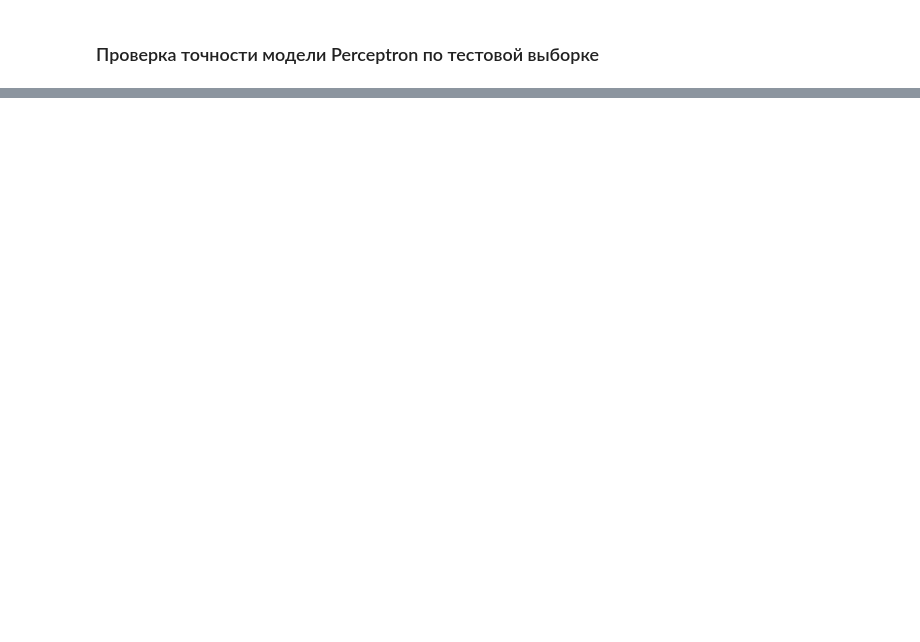
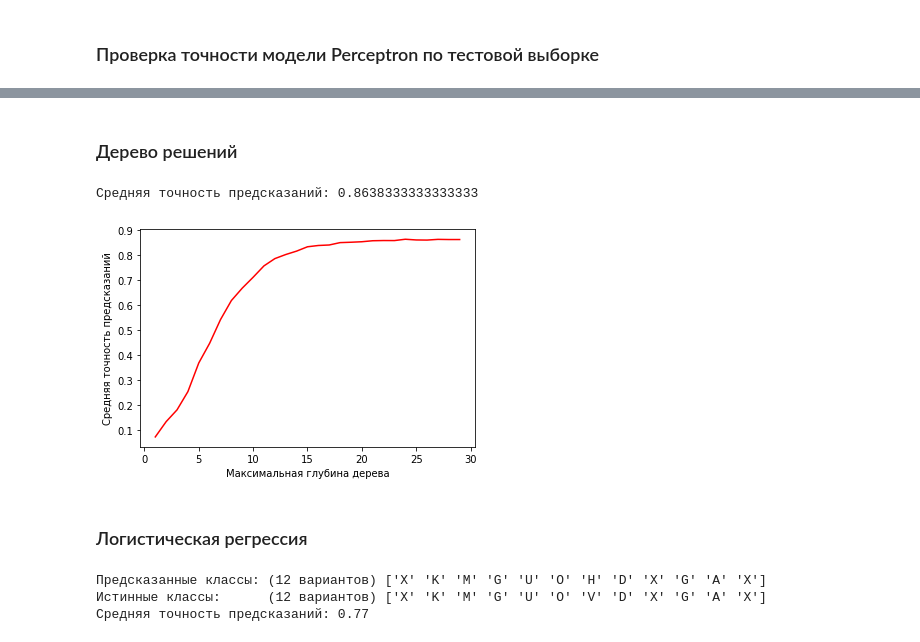
Before and after one commit to AlexyNat/ml, a Jupyter notebook: lab4.ipynb, the cells around one changed output, grey strips where cells are left out. Saved outputs shown, nothing was run; the diff lists cells and outputs as text; code cells hidden in the pictures; blank space fills up the shorter version.

```diff
--- a/lab4.ipynb
+++ b/lab4.ipynb
@@ -142,0 +141,46 @@ print(f'Средняя точность предсказаний: {clf_perc.scor
+# %% [markdown]
+<h3>Дерево решений</h3>
+# %%
+from sklearn.tree import DecisionTreeClassifier
+
+depth=list(range(1, 30))
+beg = 3
+end = 15
+
+score = []
+
+for d in depth:
+  clf_tree = DecisionTreeClassifier(max_depth=d, random_state=4)
+  clf_tree.fit(X_train_scaled, y_train)
+  pred_vals = clf_tree.predict(X_holdout_scaled[beg:end, :])
+  score.append(clf_tree.score(X_holdout_scaled, y_holdout))
+
+print(f'Средняя точность предсказаний: {score[-1]}')
+plt.xlabel("Максимальная глубина дерева")
+plt.ylabel("Средняя точность предсказаний")
+plt.plot(depth, score, "r-")
+plt.show()
+# %% [output]
+Средняя точность предсказаний: 0.8638333333333333
+[figure, added]
+# %% [markdown]
+<h3>Логистическая регрессия</h3>
+# %%
+from sklearn.linear_model import LogisticRegression
+
+clf_log = LogisticRegression(solver='newton-cg')
+
+clf_log.fit(X_train_scaled, y_train)
+
+beg = 3
+end = 15
+
+pred_vals = clf_log.predict(X_holdout_scaled[beg:end, :])
+
+print(f'Предсказанные классы: ({end - beg} вариантов)', pred_vals)
+print(f'Истинные классы:      ({end - beg} вариантов)', y_holdout.values[beg:end])
+print(f'Средняя точность предсказаний: {clf_log.score(X_holdout_scaled, y_holdout):.2}')
+# %% [output]
+Предсказанные классы: (12 вариантов) ['X' 'K' 'M' 'G' 'U' 'O' 'H' 'D' 'X' 'G' 'A' 'X']
+Истинные классы:      (12 вариантов) ['X' 'K' 'M' 'G' 'U' 'O' 'V' 'D' 'X' 'G' 'A' 'X']
+Средняя точность предсказаний: 0.77
```
Also changed, not shown: parts of 8 cells of this notebook.
